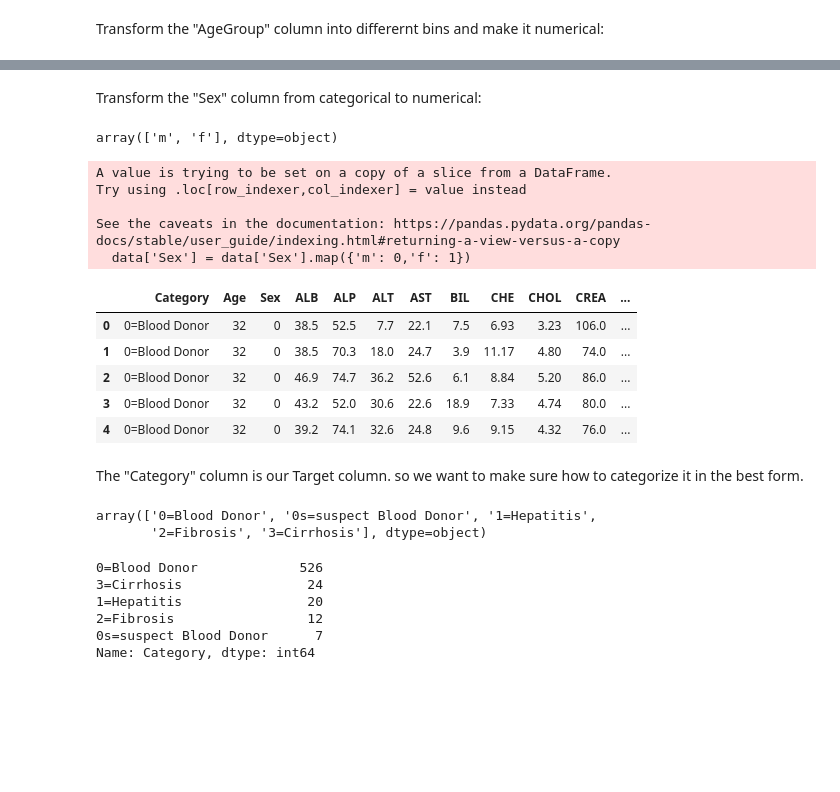
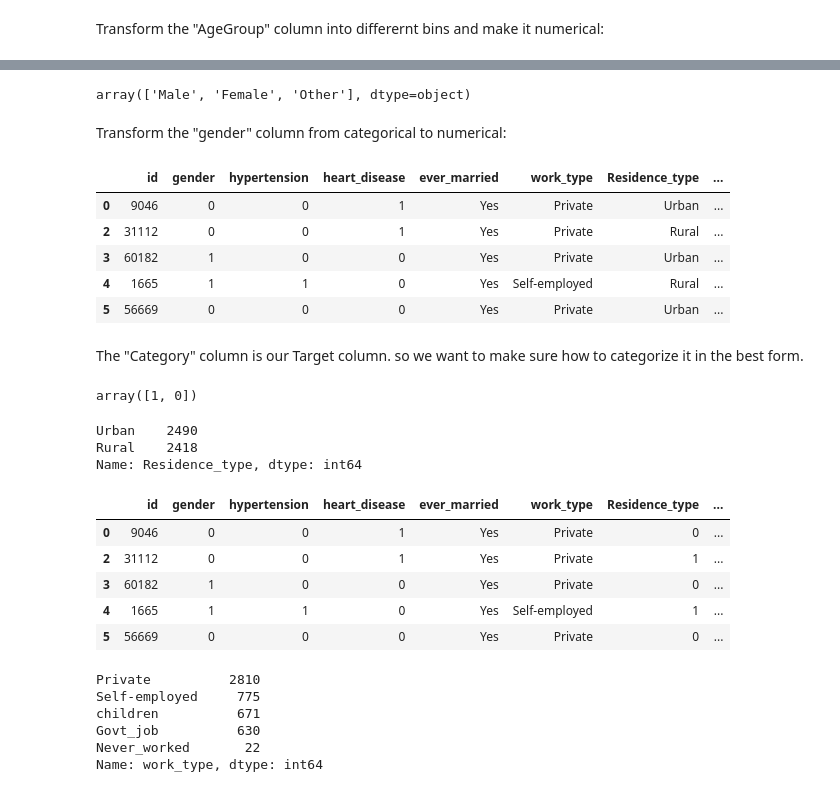
Before and after one commit to mahshid1373/ML_Project, a Jupyter notebook: main.ipynb, the cells around one changed output, grey strips where cells are left out. Cells and saved outputs as stored; diff of their text form; code cells hidden in the pictures; blank space fills up the shorter version.

```diff
--- a/main.ipynb
+++ b/main.ipynb
@@ -9,7 +15,7 @@ from functions import *
 # %% [markdown]
 Import dataset:
 # %%
-data = pd.read_csv("hcvdat0.csv")
+data = pd.read_csv("healthcare-dataset-stroke-data.csv")
 # %%
 data
 # %% [output]
@@ -82,3 +80,0 @@ The "Unnamed: 0" is a repetitive index column, so we drop it:
-# %%
-data.drop(columns=["Unnamed: 0"], inplace=True)
-data.head()
@@ -140,40 +129,51 @@ See the caveats in the documentation: https://pandas.pydata.org/pandas-docs/stab
+# %%
+data['gender'].unique()
+# %% [output]
+array(['Male', 'Female', 'Other'], dtype=object)
 # %% [markdown]
-Transform the "Sex" column from categorical to numerical:
+Transform the "gender" column from categorical to numerical:
-# %%
-data["Sex"].unique()
-# %% [output]
-array(['m', 'f'], dtype=object)
+# %%
+# Drop rows where 'gender' is 'Other'
+data = data[data['gender'] != 'Other']
 # %%
-data['Sex'] = data['Sex'].map({'m': 0,'f': 1})
+data['gender'] = data['gender'].map({'Male': 0,'Female': 1})
+data['gender'].astype(int)
 data.head()
 # %% [output]
-A value is trying to be set on a copy of a slice from a DataFrame.
-Try using .loc[row_indexer,col_indexer] = value instead
-
-See the caveats in the documentation: https://pandas.pydata.org/pandas-docs/stable/user_guide/indexing.html#returning-a-view-versus-a-copy
-  data['Sex'] = data['Sex'].map({'m': 0,'f': 1})
-|  | Category | Age | Sex | ALB | ALP | ALT | AST | BIL | CHE | CHOL | CREA | ... |
-| 0 | 0=Blood Donor | 32 | 0 | 38.5 | 52.5 | 7.7 | 22.1 | 7.5 | 6.93 | 3.23 | 106.0 | ... |
-| 1 | 0=Blood Donor | 32 | 0 | 38.5 | 70.3 | 18.0 | 24.7 | 3.9 | 11.17 | 4.80 | 74.0 | ... |
-| 2 | 0=Blood Donor | 32 | 0 | 46.9 | 74.7 | 36.2 | 52.6 | 6.1 | 8.84 | 5.20 | 86.0 | ... |
-| 3 | 0=Blood Donor | 32 | 0 | 43.2 | 52.0 | 30.6 | 22.6 | 18.9 | 7.33 | 4.74 | 80.0 | ... |
-| 4 | 0=Blood Donor | 32 | 0 | 39.2 | 74.1 | 32.6 | 24.8 | 9.6 | 9.15 | 4.32 | 76.0 | ... |
+|  | id | gender | hypertension | heart_disease | ever_married | work_type | Residence_type | ... |
+| 0 | 9046 | 0 | 0 | 1 | Yes | Private | Urban | ... |
+| 2 | 31112 | 0 | 0 | 1 | Yes | Private | Rural | ... |
+| 3 | 60182 | 1 | 0 | 0 | Yes | Private | Urban | ... |
+| 4 | 1665 | 1 | 1 | 0 | Yes | Self-employed | Rural | ... |
+| 5 | 56669 | 0 | 0 | 0 | Yes | Private | Urban | ... |
 # %% [markdown]
 The "Category" column is our Target column. so we want to make sure how to categorize it in the best form.
 # %%
-data["Category"].unique()
+data["stroke"].unique()
 # %% [output]
-array(['0=Blood Donor', '0s=suspect Blood Donor', '1=Hepatitis',
-       '2=Fibrosis', '3=Cirrhosis'], dtype=object)
+array([1, 0])
 # %%
-data["Category"].value_counts()
+data["Residence_type"].value_counts()
 # %% [output]
-0=Blood Donor             526
-3=Cirrhosis                24
-1=Hepatitis                20
-2=Fibrosis                 12
-0s=suspect Blood Donor      7
-Name: Category, dtype: int64
+Urban    2490
+Rural    2418
+Name: Residence_type, dtype: int64
 # %%
-# data['Category'] = data['Category'].map({'Blood Donor': 0,'f': 1})
-# data.head()
+data['Residence_type'] = data['Residence_type'].map({'Urban': 0,'Rural': 1})
+data.head()
+# %% [output]
+|  | id | gender | hypertension | heart_disease | ever_married | work_type | Residence_type | ... |
+| 0 | 9046 | 0 | 0 | 1 | Yes | Private | 0 | ... |
+| 2 | 31112 | 0 | 0 | 1 | Yes | Private | 1 | ... |
+| 3 | 60182 | 1 | 0 | 0 | Yes | Private | 0 | ... |
+| 4 | 1665 | 1 | 1 | 0 | Yes | Self-employed | 1 | ... |
+| 5 | 56669 | 0 | 0 | 0 | Yes | Private | 0 | ... |
+# %%
+data["work_type"].value_counts()
+# %% [output]
+Private          2810
+Self-employed     775
+children          671
+Govt_job          630
+Never_worked       22
+Name: work_type, dtype: int64
```
Also changed, not shown: parts of 29 cells of this notebook, 3 other files.
